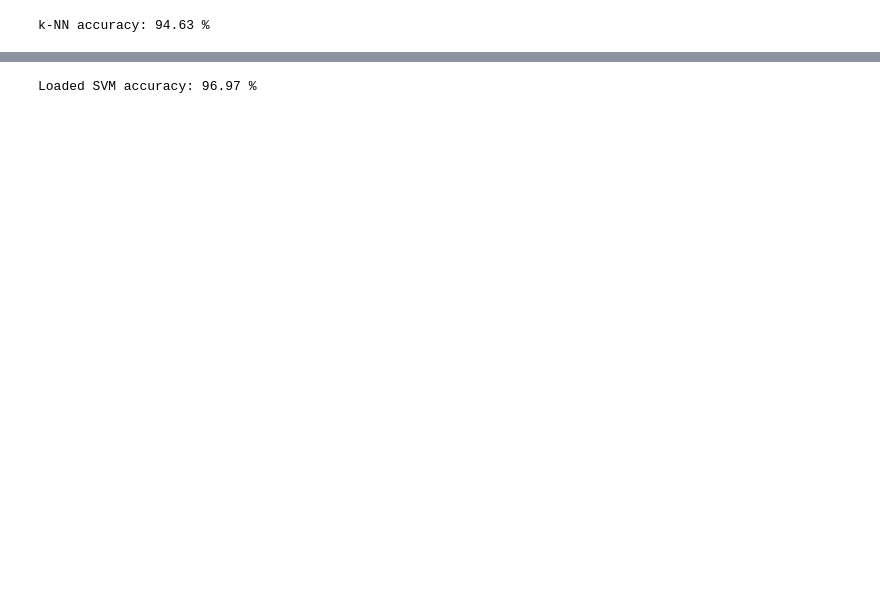
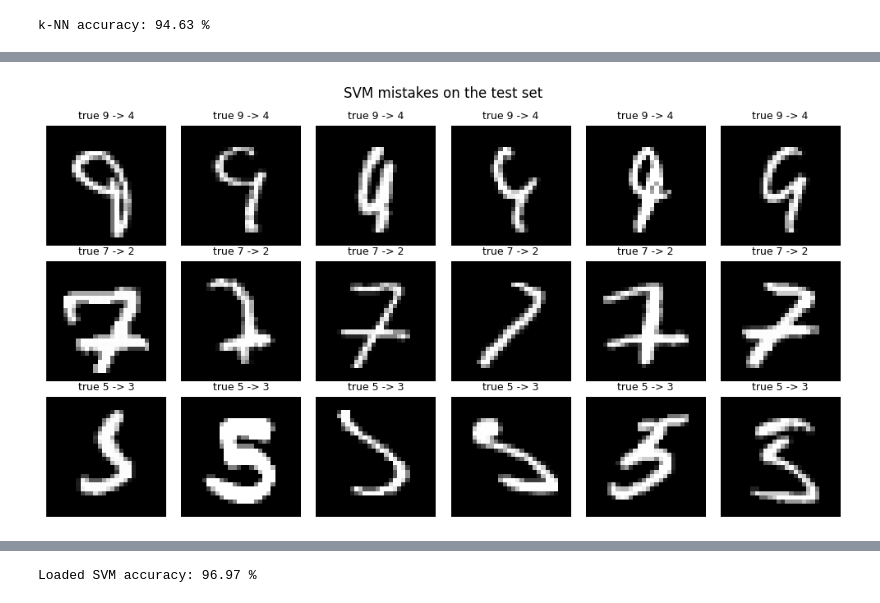
Before and after one commit to adrianalorenzo/proyecto_vision_calculadora, a Jupyter notebook: src/digits.ipynb, the cells around one changed output, grey strips where cells are left out. Drawn from its saved outputs; the diff is of its cells as text; code cells hidden in the pictures; blank space fills up the shorter version.

```diff
--- a/src/digits.ipynb
+++ b/src/digits.ipynb
@@ -140,0 +220,20 @@ plt.show()
+# %%
+# The 3 most common mistakes (true digit, predicted digit), taken from the confusion matrix
+top_mistakes = [divmod(idx, 10) for idx in np.argsort(errors.ravel())[::-1][:3]]
+n_examples = 6
+
+fig, axes = plt.subplots(len(top_mistakes), n_examples, figsize=(10, 5.5))
+for row, (true_digit, pred_digit) in enumerate(top_mistakes):
+    # Indices of the test images with this mistake
+    wrong = np.where((test_labels == true_digit) & (svm_pred == pred_digit))[0][:n_examples]
+    for col in range(n_examples):
+        ax = axes[row, col]
+        ax.axis("off")
+        if col < len(wrong):
+            ax.imshow(images[60000 + wrong[col]], cmap="gray")
+            ax.set_title(f"true {true_digit} -> {pred_digit}", fontsize=9)
+plt.suptitle("SVM mistakes on the test set")
+plt.tight_layout()
+plt.show()
+# %% [output]
+[figure, added]
```
Also changed, not shown: parts of 13 cells of this notebook, 2 other files.
